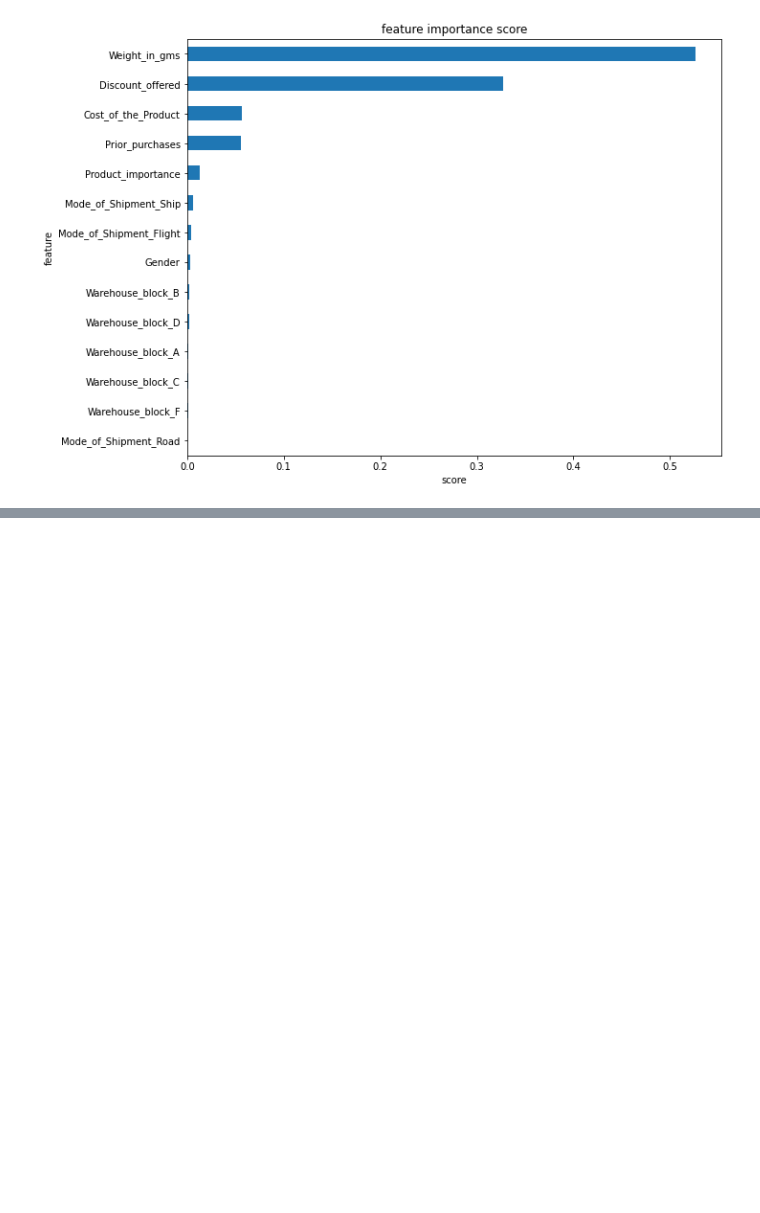
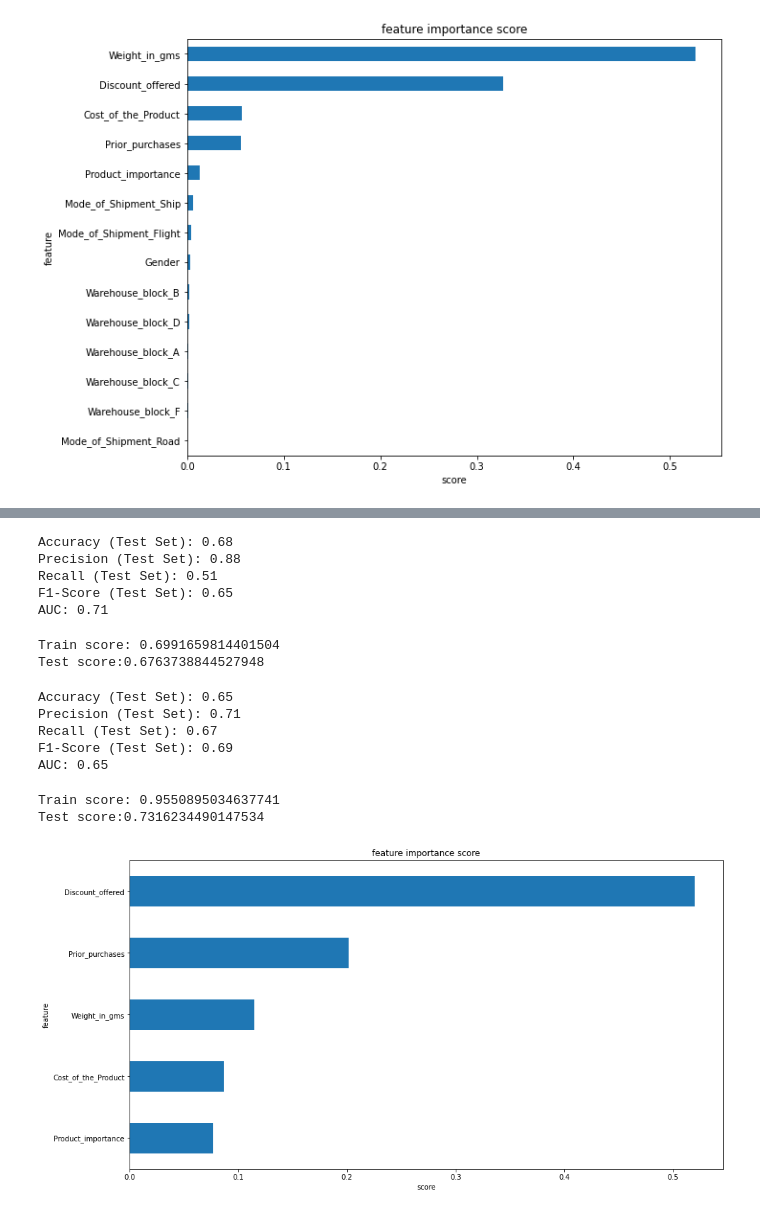
Before and after one commit to wahyunh10/Project-Ecommerce-Shipping-Clasification-Modeling, a Jupyter notebook: Stage3/Stage_3_Project.ipynb, the cells around one changed output, grey strips where cells are left out. Saved outputs shown, nothing was run; the diff lists cells and outputs as text; code cells hidden in the pictures; blank space fills up the shorter version.

```diff
--- a/Stage3/Stage_3_Project.ipynb
+++ b/Stage3/Stage_3_Project.ipynb
@@ -305,0 +511,70 @@ Text(0.5, 1.0, 'feature importance score')
+# %%
+# Split Feature and Label
+X = df2.drop(columns=['ID','Customer_care_calls','Customer_rating','Gender','Warehouse_block_A','Warehouse_block_B','Warehouse_block_C', 'Warehouse_block_F', 'Mode_of_Shipment_Flight','Mode_of_Shipment_Road','Mode_of_Shipment_Ship', 'Warehouse_block_D','Reached.on.Time_Y.N'])
+y = df2['Reached.on.Time_Y.N'] # target / label
+
+#Splitting the data into Train and Test
+from sklearn.model_selection import train_test_split
+X_train, X_test, y_train, y_test = train_test_split(X, y, test_size = 0.2, random_state = 42)
+
+
+from xgboost import XGBClassifier
+xg = XGBClassifier(random_state=42)
+xg.fit(X_train, y_train)
+
+y_pred = xg.predict(X_test)
+eval_classification(xg, y_pred, X_train, y_train, X_test, y_test)
+# %% [output]
+Accuracy (Test Set): 0.68
+Precision (Test Set): 0.88
+Recall (Test Set): 0.51
+F1-Score (Test Set): 0.65
+AUC: 0.71
+# %%
+print('Train score: ' + str(xg.score(X_train, y_train)))
+print('Test score:' + str(xg.score(X_test, y_test)))
+# %% [output]
+Train score: 0.6991659814401504
+Test score:0.6763738844527948
+# %%
+from sklearn.model_selection import RandomizedSearchCV
+import numpy as np
+
+#Menjadikan ke dalam bentuk dictionary
+hyperparameters = {
+                    'max_depth' : [int(x) for x in np.linspace(10, 110, num = 9)],
+                    'min_child_weight' : [int(x) for x in np.linspace(1, 20, num = 11)],
+                    'gamma' : [float(x) for x in np.linspace(0, 1, num = 11)],
+                    'tree_method' : ['auto', 'exact', 'approx', 'hist'],
+
+                    'colsample_bytree' : [float(x) for x in np.linspace(0, 1, num = 11)],
+                    'eta' : [float(x) for x in np.linspace(0, 1, num = 100)],
+
+                    'lambda' : [float(x) for x in np.linspace(0, 1, num = 11)],
+                    'alpha' : [float(x) for x in np.linspace(0, 1, num = 11)]
+                    }
+
+# Init
+xg = XGBClassifier(random_state=42)
+xg_tuned2 = RandomizedSearchCV(xg, hyperparameters, cv=5, random_state=42, scoring='roc_auc')
+xg_tuned2.fit(X_train,y_train)
+
+# Predict & Evaluation
+y_pred = xg_tuned2.predict(X_test)#Check performa dari model
+eval_classification(xg_tuned2, y_pred, X_train, y_train, X_test, y_test)
+# %% [output]
+Accuracy (Test Set): 0.65
+Precision (Test Set): 0.71
+Recall (Test Set): 0.67
+F1-Score (Test Set): 0.69
+AUC: 0.65
+# %%
+print('Train score: ' + str(xg_tuned2.score(X_train, y_train)))
+print('Test score:' + str(xg_tuned2.score(X_test, y_test)))
+# %% [output]
+Train score: 0.9550895034637741
+Test score:0.7316234490147534
+# %%
+show_feature_importance(xg_tuned2.best_estimator_)
+# %% [output]
+[figure, added]
```
Also changed, not shown: parts of 74 cells of this notebook.
